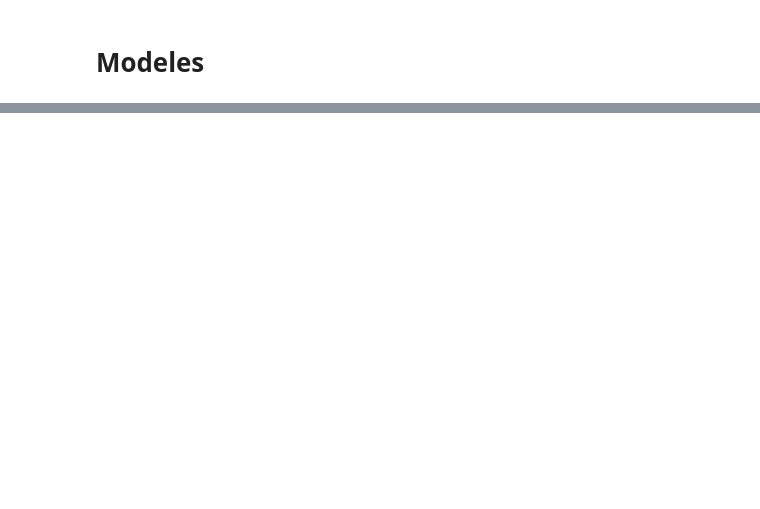
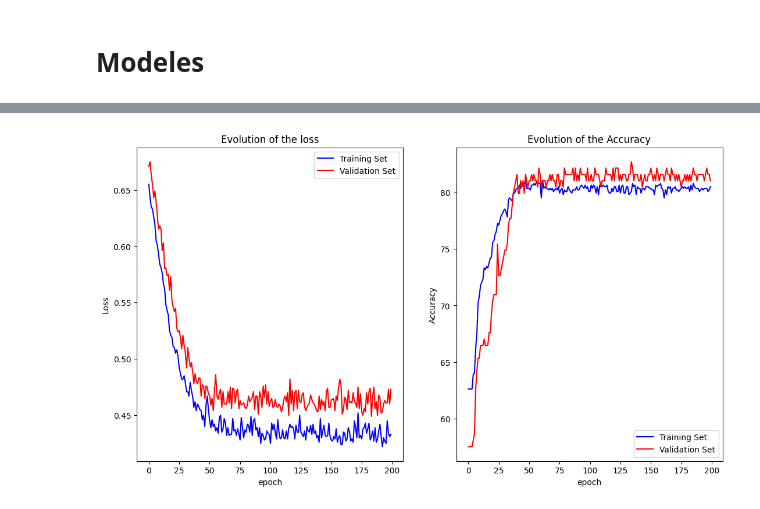
Before and after one commit to mbocquel/kaggle_titanic, a Jupyter notebook: titanic-survival.ipynb, the cells around one changed output, grey strips where cells are left out. Saved outputs shown, nothing was run; the diff lists cells and outputs as text; code cells hidden in the pictures; blank space fills up the shorter version.

```diff
--- a/titanic-survival.ipynb
+++ b/titanic-survival.ipynb
@@ -404,0 +730,4 @@ class SimpleNeuralNetwork(nn.Module):
+# %%
+plot_trainning_metrics(train_loss_history4, val_loss_history4, acc_train_history4, acc_val_history4)
+# %% [output]
+[figure, added]
```
Also changed, not shown: parts of 76 cells of this notebook, 2 other files.
